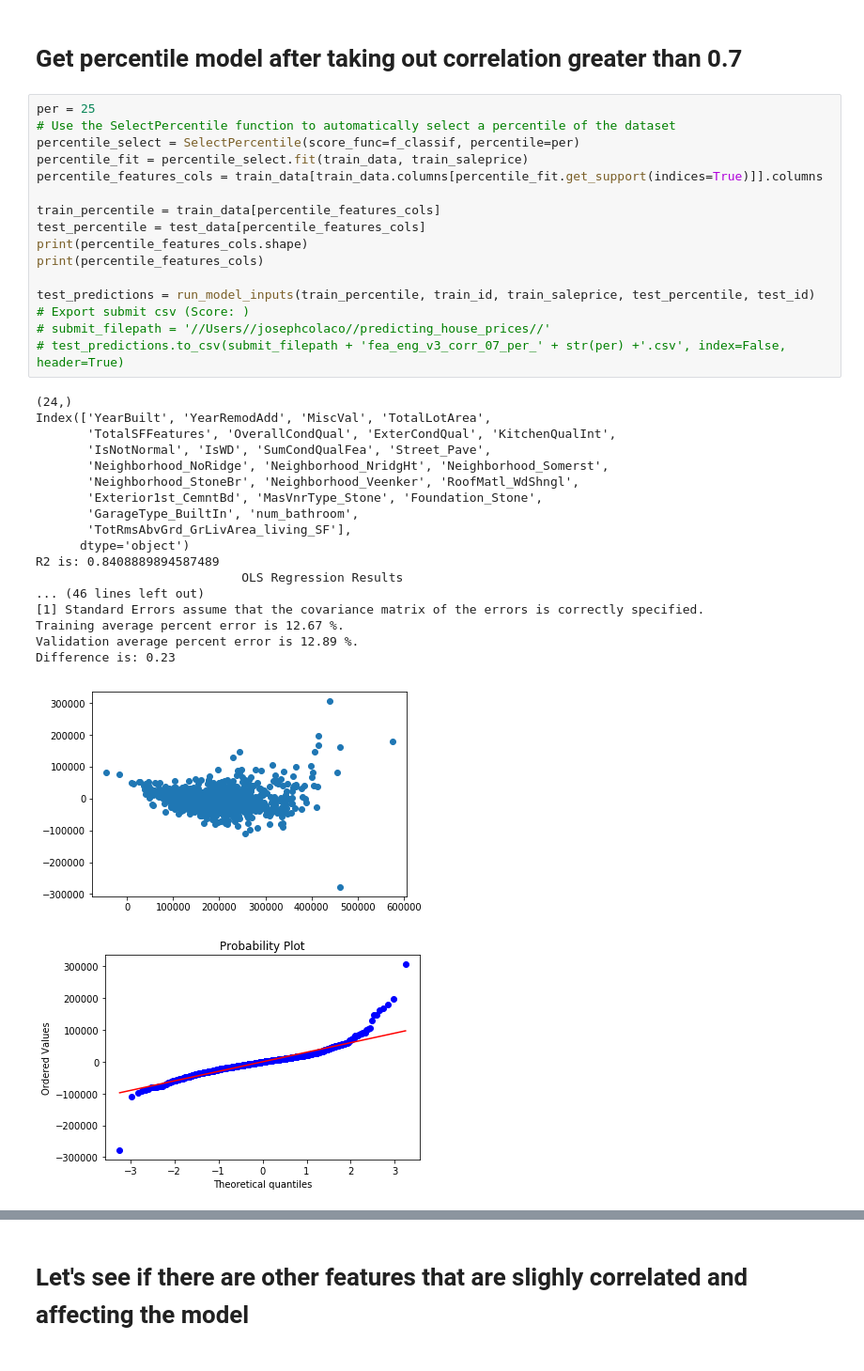
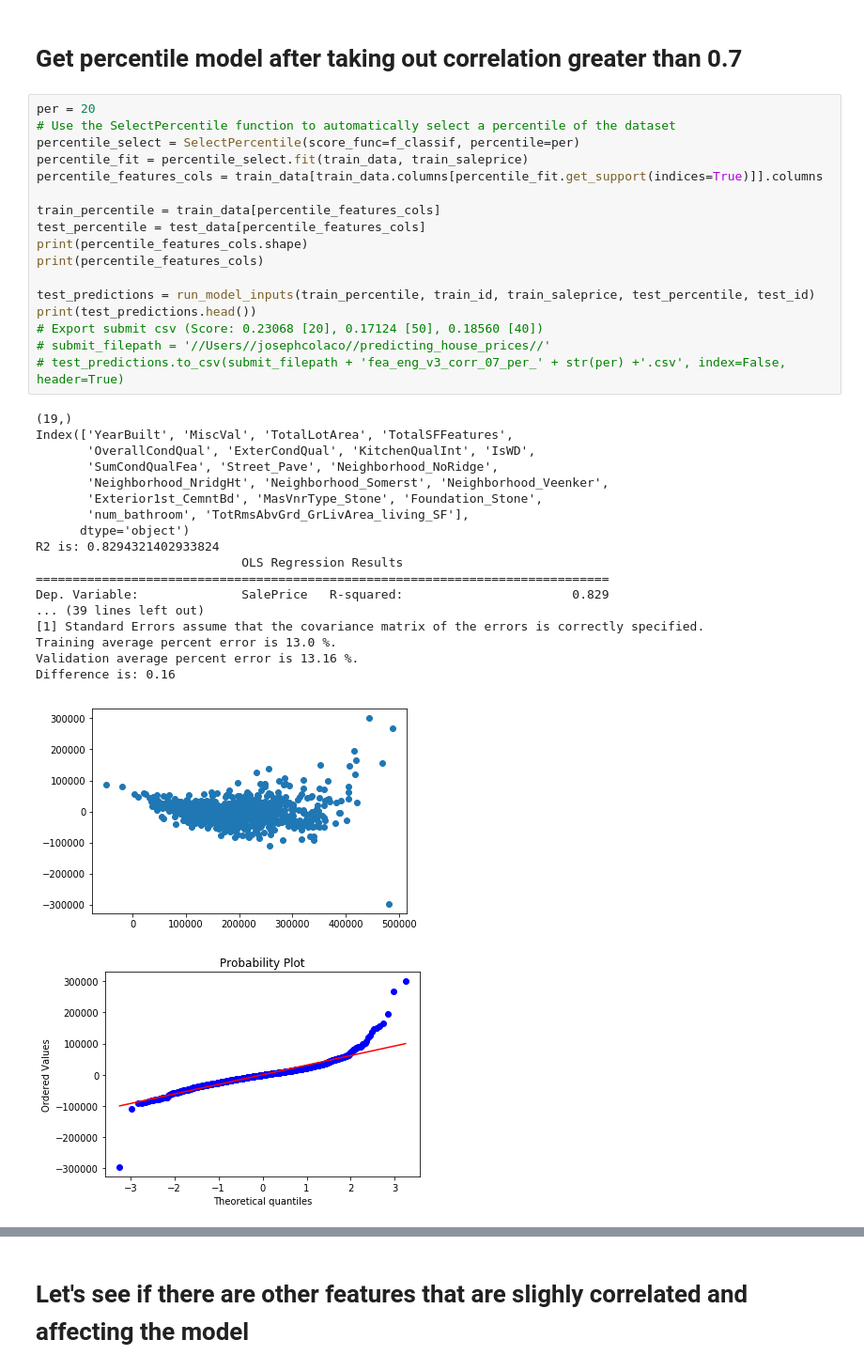
Before and after one commit to j2colaco/predicting_house_prices, a Jupyter notebook: Linear Regression V2.ipynb, the cells around one changed output, grey strips where cells are left out. Shown at 94% size. Saved outputs shown, nothing was run; the diff lists cells and outputs as text.

```diff
--- a/Linear Regression V2.ipynb
+++ b/Linear Regression V2.ipynb
@@ -1333,38 +1344,39 @@ Difference is: 0.98
 # %% [markdown]
 # Get percentile model after taking out correlation greater than 0.7
 # %%
-per = 25
+per = 20
 # Use the SelectPercentile function to automatically select a percentile of the dataset
 percentile_select = SelectPercentile(score_func=f_classif, percentile=per)
 percentile_fit = percentile_select.fit(train_data, train_saleprice)
 percentile_features_cols = train_data[train_data.columns[percentile_fit.get_support(indices=True)]].columns
 
 train_percentile = train_data[percentile_features_cols]
 test_percentile = test_data[percentile_features_cols]
 print(percentile_features_cols.shape)
 print(percentile_features_cols)
 
 test_predictions = run_model_inputs(train_percentile, train_id, train_saleprice, test_percentile, test_id)
-# Export submit csv (Score: )
+print(test_predictions.head())
+# Export submit csv (Score: 0.23068 [20], 0.17124 [50], 0.18560 [40])
 # submit_filepath = '//Users//josephcolaco//predicting_house_prices//'
 # test_predictions.to_csv(submit_filepath + 'fea_eng_v3_corr_07_per_' + str(per) +'.csv', index=False, header=True)
 # %% [output]
-(24,)
-Index(['YearBuilt', 'YearRemodAdd', 'MiscVal', 'TotalLotArea',
-       'TotalSFFeatures', 'OverallCondQual', 'ExterCondQual', 'KitchenQualInt',
-       'IsNotNormal', 'IsWD', 'SumCondQualFea', 'Street_Pave',
-       'Neighborhood_NoRidge', 'Neighborhood_NridgHt', 'Neighborhood_Somerst',
-       'Neighborhood_StoneBr', 'Neighborhood_Veenker', 'RoofMatl_WdShngl',
+(19,)
+Index(['YearBuilt', 'MiscVal', 'TotalLotArea', 'TotalSFFeatures',
+       'OverallCondQual', 'ExterCondQual', 'KitchenQualInt', 'IsWD',
+       'SumCondQualFea', 'Street_Pave', 'Neighborhood_NoRidge',
+       'Neighborhood_NridgHt', 'Neighborhood_Somerst', 'Neighborhood_Veenker',
        'Exterior1st_CemntBd', 'MasVnrType_Stone', 'Foundation_Stone',
-       'GarageType_BuiltIn', 'num_bathroom',
-       'TotRmsAbvGrd_GrLivArea_living_SF'],
+       'num_bathroom', 'TotRmsAbvGrd_GrLivArea_living_SF'],
       dtype='object')
-R2 is: 0.8408889894587489
+R2 is: 0.8294321402933824
                             OLS Regression Results
-... (46 lines left out)
+==============================================================================
+Dep. Variable:              SalePrice   R-squared:                       0.829
+... (39 lines left out)
 [1] Standard Errors assume that the covariance matrix of the errors is correctly specified.
-Training average percent error is 12.67 %.
-Validation average percent error is 12.89 %.
-Difference is: 0.23
+Training average percent error is 13.0 %.
+Validation average percent error is 13.16 %.
+Difference is: 0.16
-[figure, old version]
+[figure, new version]
-[figure, old version]
+[figure, new version]
```
Also changed, not shown: parts of 16 cells of this notebook, 14 other files.
